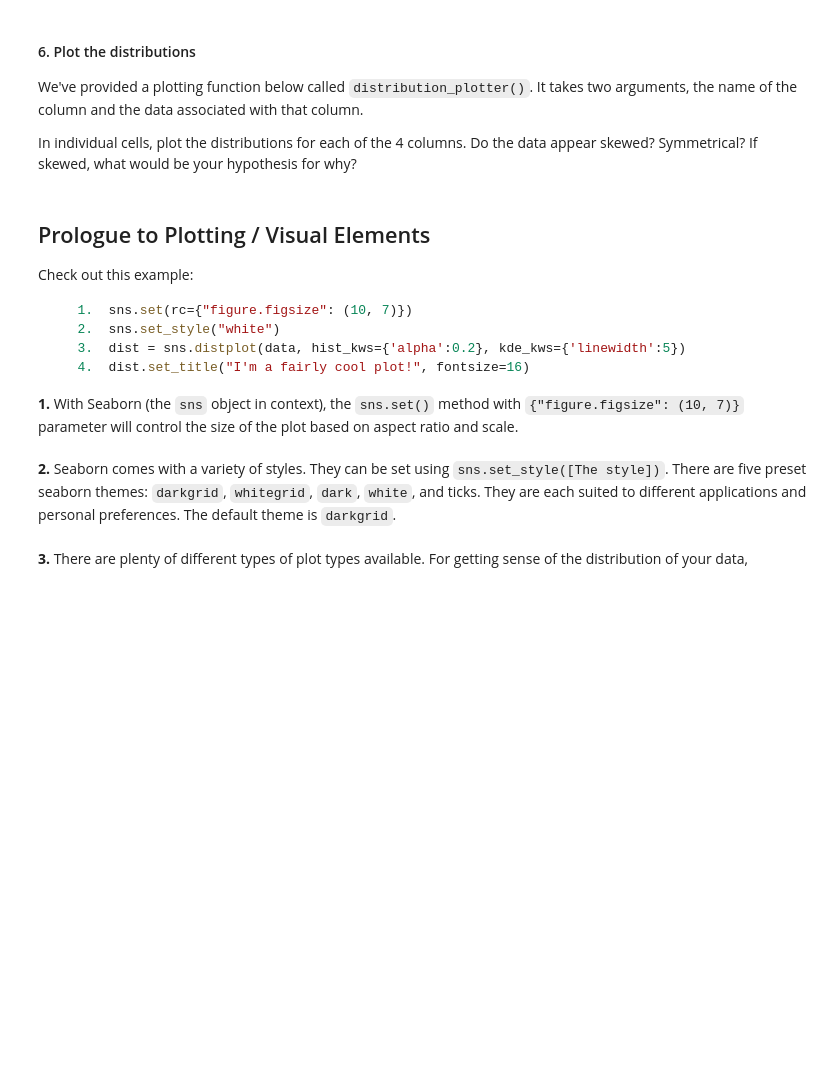
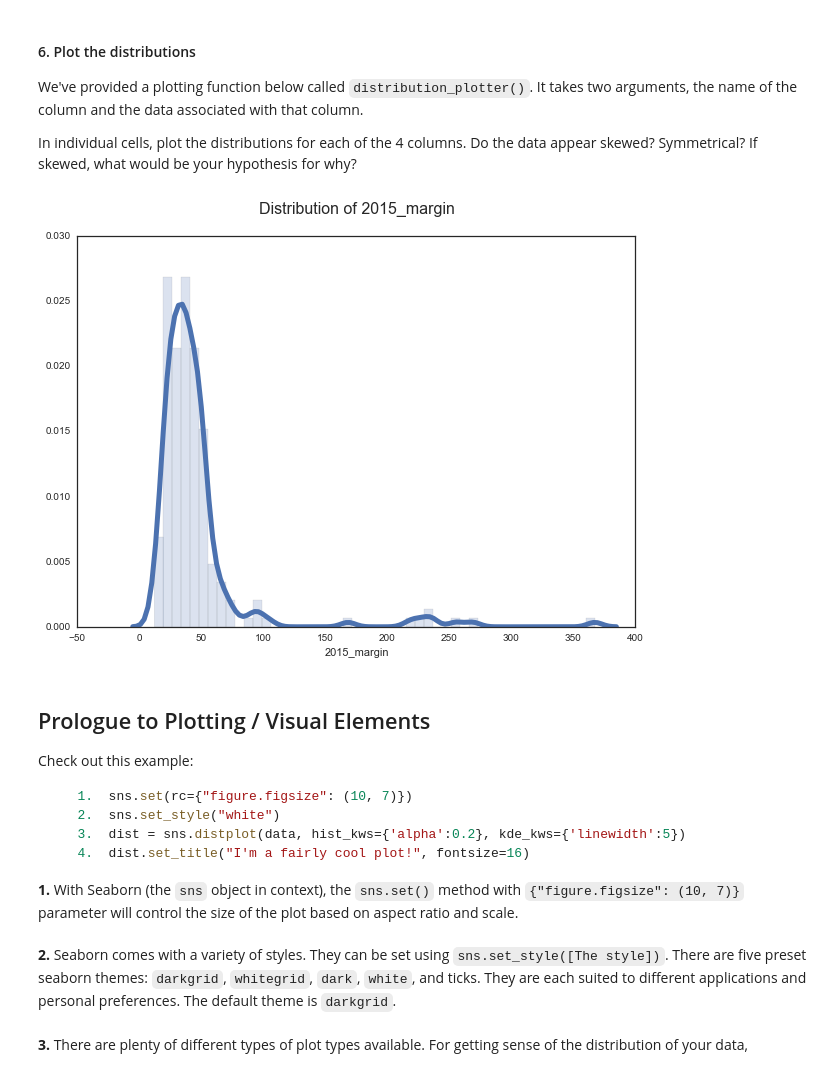
Before and after one commit to bishopkd/DSI-SF2-bishopkd, a Jupyter notebook: curriculum/week-01/3.4-lab-distributions-numpy/code/starter-code/w1-3.4-lab2.ipynb, the cells around one changed output. Saved outputs shown, nothing was run; the diff lists cells and outputs as text; code cells hidden in the pictures; blank space fills up the shorter version.

````diff
--- a/curriculum/week-01/3.4-lab-distributions-numpy/code/starter-code/w1-3.4-lab2.ipynb
+++ b/curriculum/week-01/3.4-lab-distributions-numpy/code/starter-code/w1-3.4-lab2.ipynb
@@ -46,3 +46,7 @@
 Use python indexing to create two new variables: ```header``` which contains the 4 column names, and ```data``` which contains the list of lists, each sub-list representing a row from the csv.
 
 Lastly, print ```header``` to see the names of the columns.
+# %%
+header = rows[0]
+data = rows[1:]
+header
@@ -50,5 +56,11 @@
 #### 3. Create a dictionary with the data
 
 Use loops or list comprehensions to create a dictionary called ```sales_data```, where the keys of the dictionary are the column names, and the values of the dictionary are lists of the data points of the column corresponding to that column name.
+# %%
+sales_data = {k:[] for k in header}
+
+for index, key in enumerate(header):
+        for row in data:
+            sales_data[key].append(row[index])
 # %% [markdown]
 **3.A** Print out the first 10 items of the 'volume_sold' column.
@@ -56,6 +81,12 @@
 #### 4. Convert data from string to float
 
 As you can see, the data is still in string format (which is how it is read in from the csv). For each key:value pair in our ```sales_data``` dictionary, convert the values (column data) from string values to float values.
+# %%
+for cols in sales_data:
+    string_row = sales_data[cols]
+    float_row = [float(s) for s in string_row]
+    #print float_row
+    sales_data[cols] = float_row
 # %% [markdown]
 #### 5. Write function to print summary statistics
 
@@ -90,9 +174,18 @@ In individual cells, plot the distributions for each of the 4 columns. Do the da
 # %%
 def distribution_plotter(column, data):
     sns.set(rc={"figure.figsize": (10, 7)})
     sns.set_style("white")
-    dist = sns.distplot(data, hist_kws={'alpha':0.2}, kde_kws={'linewidth':5})
+    dist = sns.distplot(data[column], hist_kws={'alpha':0.2}, kde_kws={'linewidth':5})
     dist.set_title('Distribution of ' + column + '\n', fontsize=16)
+
+#col = 'volume_sold'
+col = '2015_margin'
+#col = '2015_q1_sales'
+#col = '2016_q1_sales'
+
+distribution_plotter(col, sales_data)
+# %% [output]
+[figure, added]
 # %% [markdown]
 ## Prologue to Plotting / Visual Elements
 
````
Also changed, not shown: parts of 10 cells of this notebook, 3 other files.
